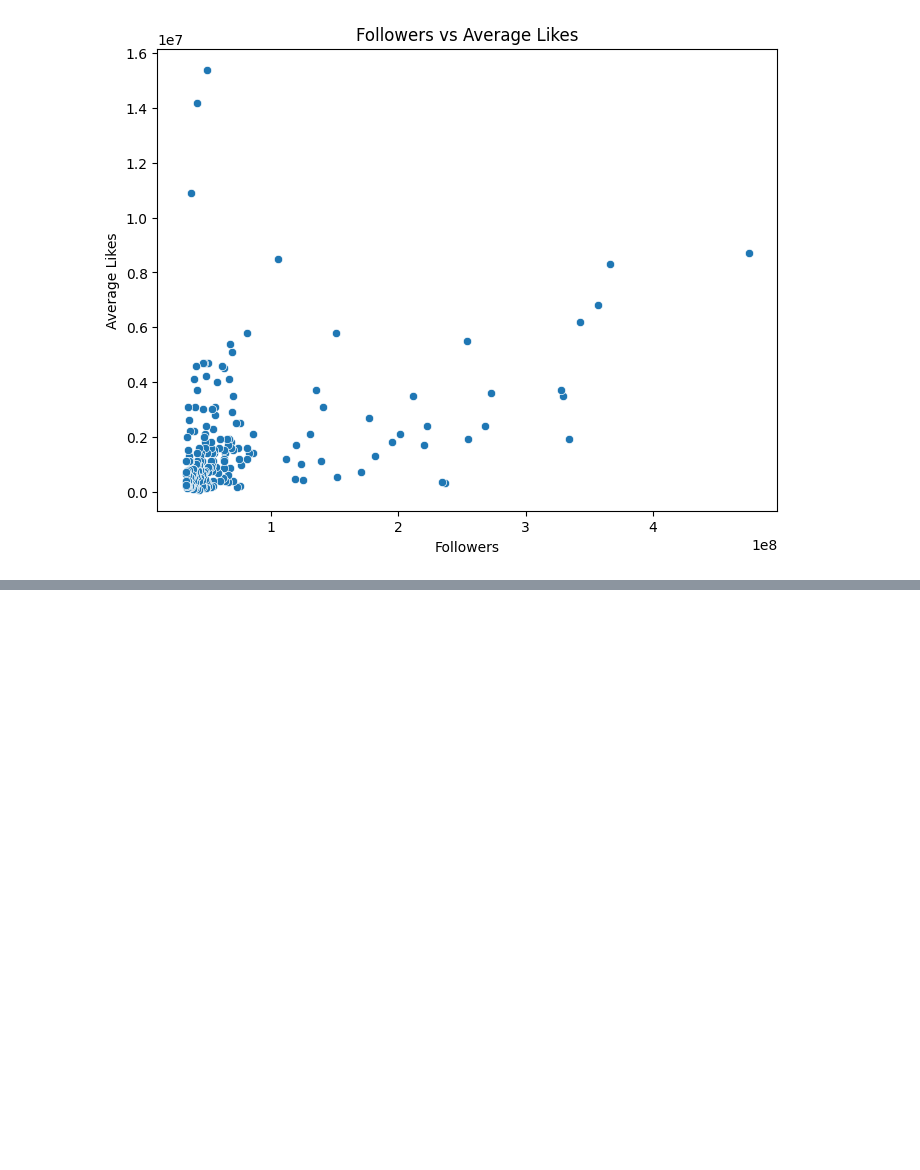
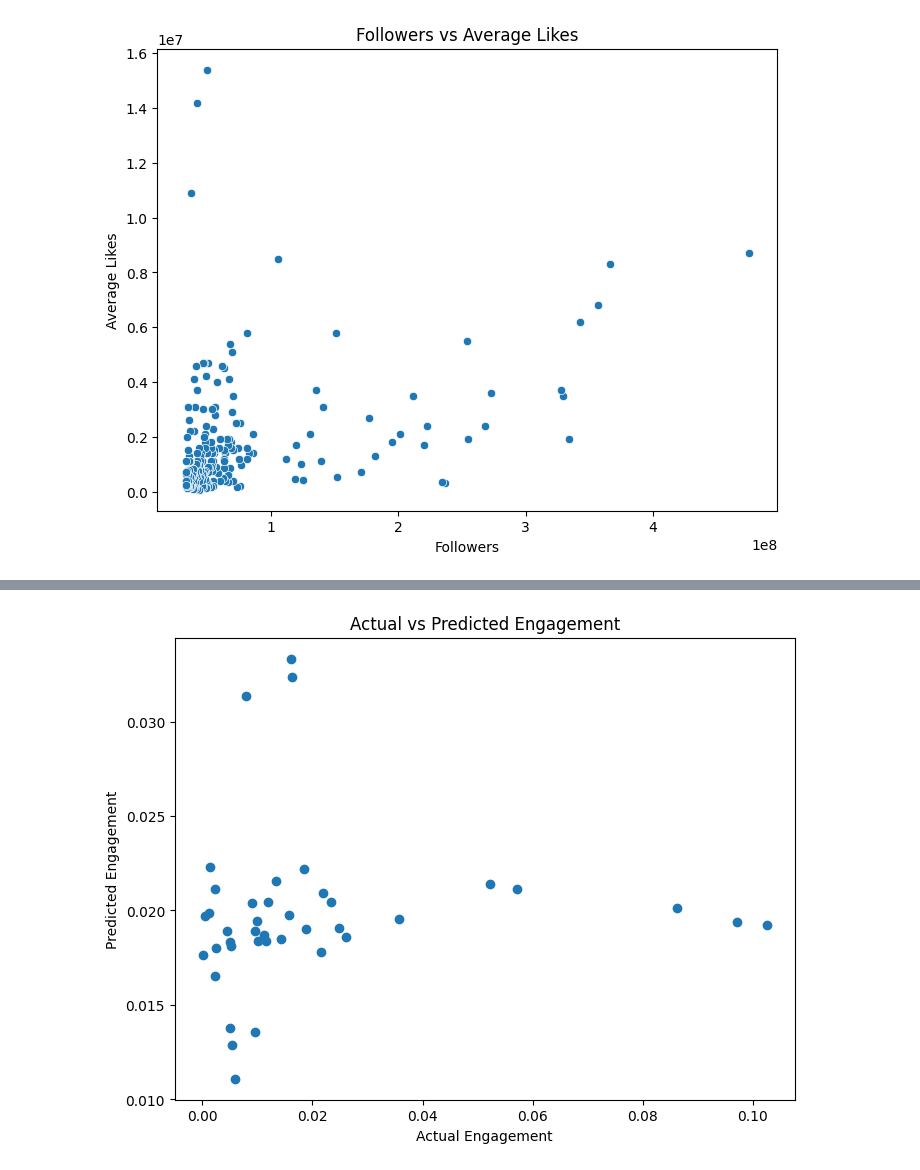
Before and after one commit to silaozturkler/DSA210-sila-ozturkler, a Jupyter notebook: 01_data_analysis.ipynb, the cells around one changed output, grey strips where cells are left out. Saved outputs shown, nothing was run; the diff lists cells and outputs as text; code cells hidden in the pictures; blank space fills up the shorter version.

```diff
--- a/01_data_analysis.ipynb
+++ b/01_data_analysis.ipynb
@@ -164,0 +202,30 @@ plt.show()
+# %%
+from sklearn.linear_model import LinearRegression
+from sklearn.model_selection import train_test_split
+import matplotlib.pyplot as plt
+
+ml_df = df[["followers", "influence_score", "60_day_eng_rate"]].dropna()
+
+X = ml_df[["followers", "influence_score"]]
+y = ml_df["60_day_eng_rate"]
+
+X_train, X_test, y_train, y_test = train_test_split(
+    X, y, test_size=0.2, random_state=42
+)
+
+model = LinearRegression()
+model.fit(X_train, y_train)
+
+predictions = model.predict(X_test)
+
+plt.figure(figsize=(8,6))
+plt.scatter(y_test, predictions)
+
+plt.xlabel("Actual Engagement")
+plt.ylabel("Predicted Engagement")
+plt.title("Actual vs Predicted Engagement")
+
+plt.savefig("actual_vs_predicted.png", bbox_inches="tight")
+plt.show()
+# %% [output]
+[figure, added]
```
Also changed, not shown: parts of 4 cells of this notebook.
